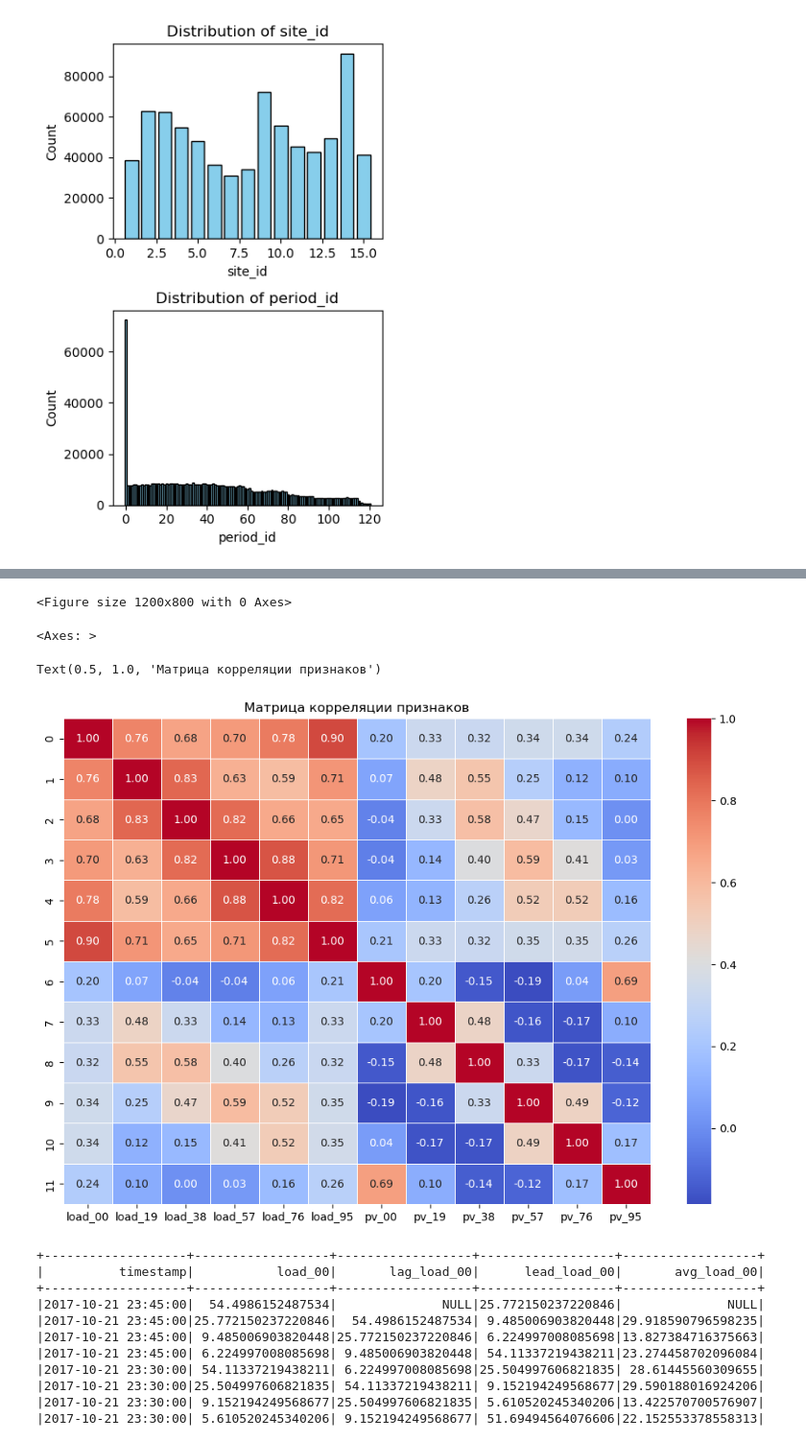
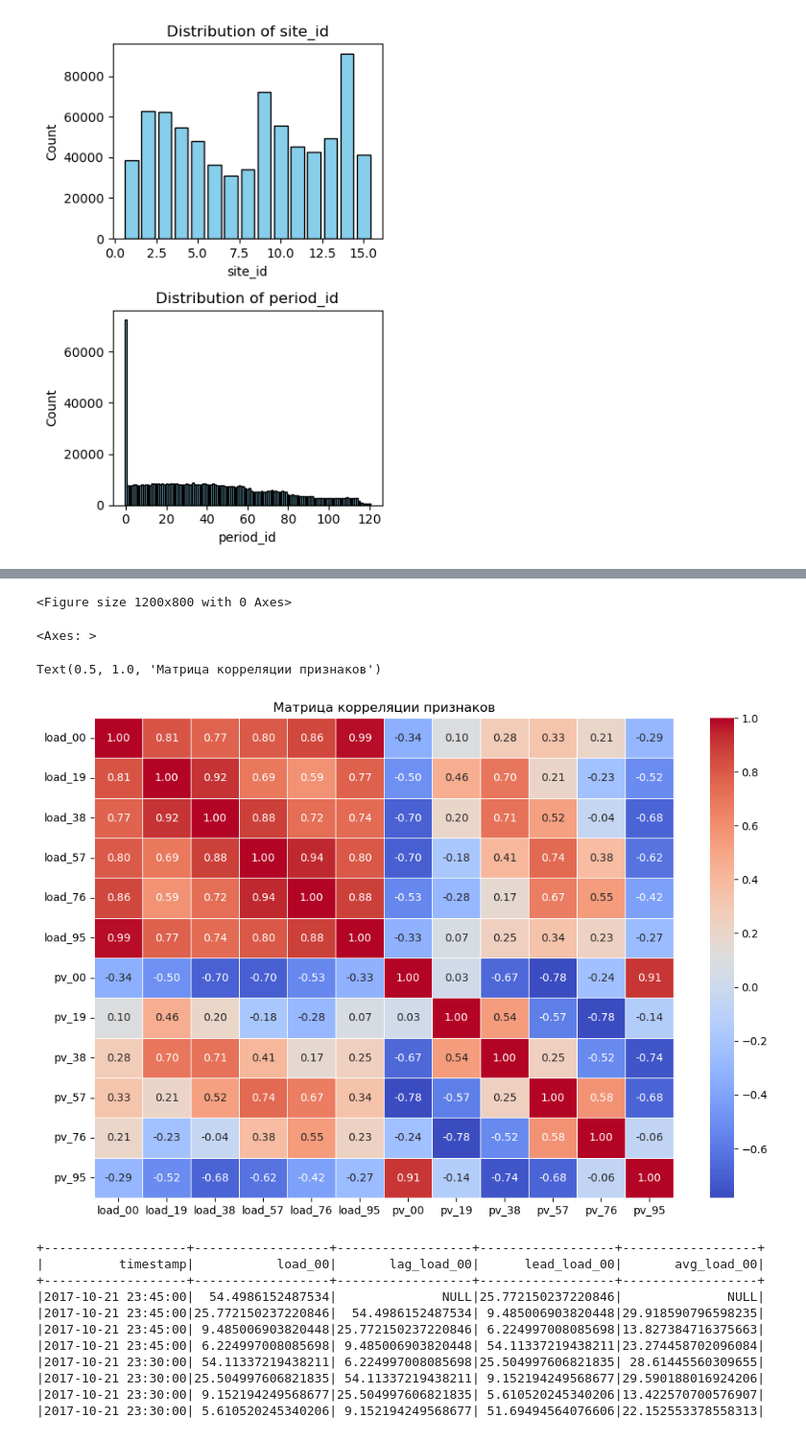
Before and after one commit to r0acho/SOBD2023, a Jupyter notebook: lab1.ipynb, the cells around one changed output, grey strips where cells are left out. Shown at 96% size. Saved outputs shown, nothing was run; the diff lists cells and outputs as text; code cells hidden in the pictures.

```diff
--- a/lab1.ipynb
+++ b/lab1.ipynb
@@ -314,14 +358,14 @@ correlation_df = pd.DataFrame(correlation_array, columns=feature_cols)
 # %%
 # Строим тепловую карту корреляции с использованием Seaborn
 plt.figure(figsize=(12, 8))
-sns.heatmap(correlation_df, annot=True, cmap="coolwarm", fmt=".2f", linewidths=.5)
+sns.heatmap(correlation_df.corr(), annot=True, cmap="coolwarm", fmt=".2f", linewidths=.5)
 plt.title('Матрица корреляции признаков')
 plt.show()
 # %% [output]
 <Figure size 1200x800 with 0 Axes>
 <Axes: >
 Text(0.5, 1.0, 'Матрица корреляции признаков')
-[figure, old version]
+[figure, new version]
 # %%
 # Определяем окно сортировки по полю 'timestamp'
 windowSpec = Window.orderBy(desc("timestamp"))
```
Also changed, not shown: parts of 11 cells of this notebook.
